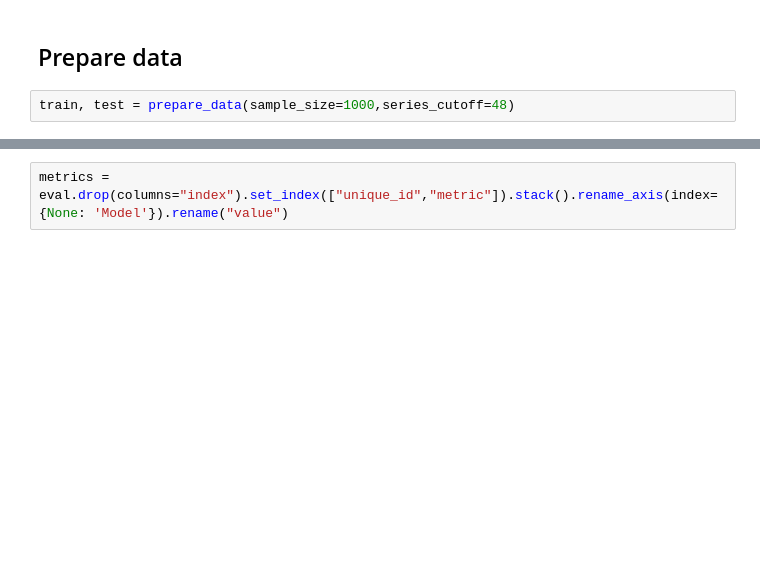
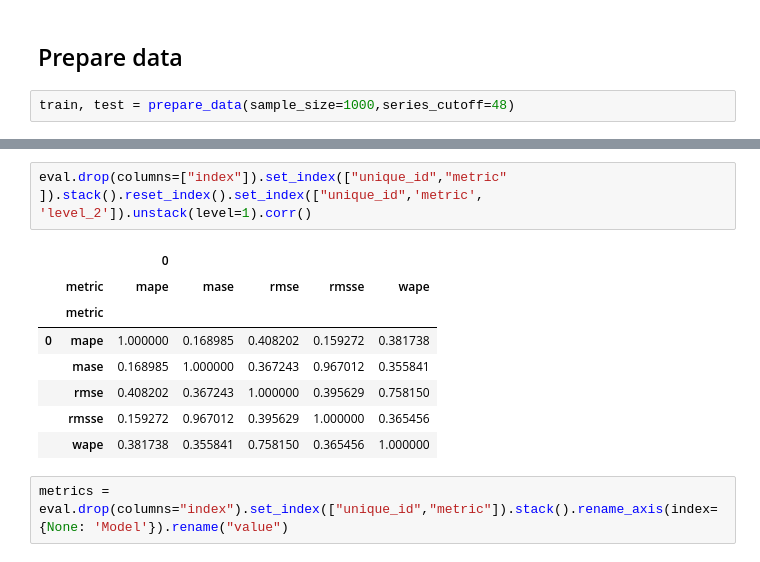
Before and after one commit to JLiekenbrock/m4_tests, a Jupyter notebook: nixtla_checks.ipynb, the cells around one changed output, grey strips where cells are left out. Saved outputs shown, nothing was run; the diff lists cells and outputs as text; blank space fills up the shorter version.

```diff
--- a/nixtla_checks.ipynb
+++ b/nixtla_checks.ipynb
@@ -289,3 +299,14 @@ UnboundLocalError: cannot access local variable 'res' where it is not associated
+# %%
+eval.drop(columns=["index"]).set_index(["unique_id","metric" ]).stack().reset_index().set_index(["unique_id",'metric', 'level_2']).unstack(level=1).corr()
+# %% [output]
+|  |  | 0 |  |  |  |  |
+|  | metric | mape | mase | rmse | rmsse | wape |
+|  | metric |  |  |  |  |  |
+| 0 | mape | 1.000000 | 0.168985 | 0.408202 | 0.159272 | 0.381738 |
+|  | mase | 0.168985 | 1.000000 | 0.367243 | 0.967012 | 0.355841 |
+|  | rmse | 0.408202 | 0.367243 | 1.000000 | 0.395629 | 0.758150 |
+|  | rmsse | 0.159272 | 0.967012 | 0.395629 | 1.000000 | 0.365456 |
+|  | wape | 0.381738 | 0.355841 | 0.758150 | 0.365456 | 1.000000 |
 # %%
 metrics = eval.drop(columns="index").set_index(["unique_id","metric"]).stack().rename_axis(index={None: 'Model'}).rename("value")
 # %%
```
Also changed, not shown: parts of 20 cells of this notebook, 1 other file.
